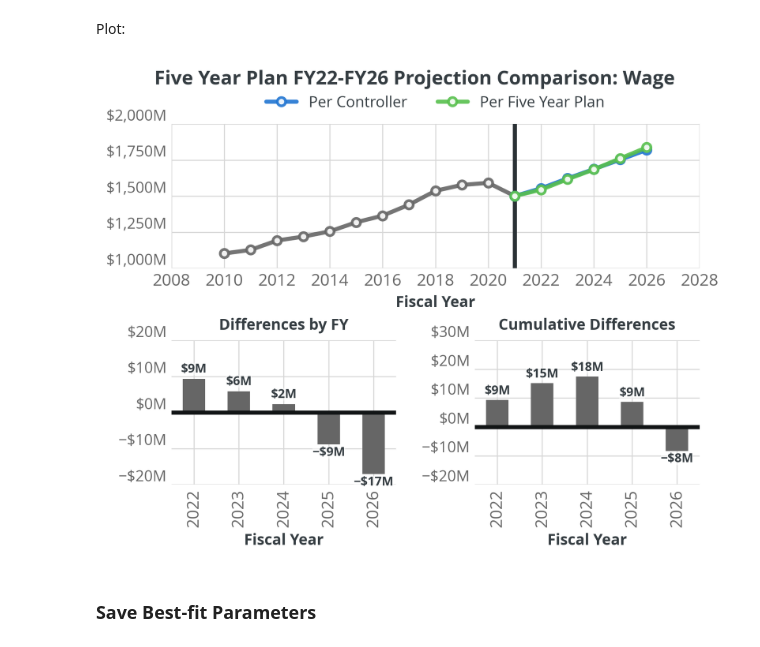
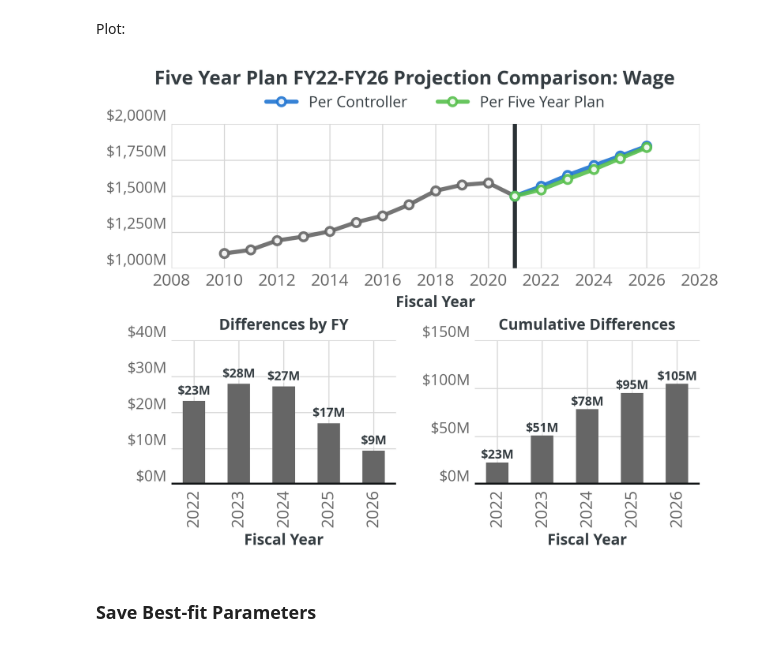
Before and after one commit to PhilaController/five-year-plan-analysis, a Jupyter notebook: notebooks/01-wage.ipynb, the cells around one changed output. Saved outputs shown, nothing was run; the diff lists cells and outputs as text; code cells hidden in the pictures.

Commit message:
add wage notebook with prelim numbers

```diff
--- a/notebooks/01-wage.ipynb
+++ b/notebooks/01-wage.ipynb
@@ -280,8 +288,9 @@ all_fits = run_possible_models(
         "UnemploymentPhillyMSA",
         "UnemploymentPhilly",
         "WagesPhillyMSA",
+        "Wage&Salaries",
     ],
-    orders=[2, 3, 4, 5, 6, 7, 8],
+    orders=[2, 3, 4, 5, 6],
     grangers=G,
     max_fit_date=["2019-12-31", "2021-06-30"],
     cbo_columns=cbo_columns,
@@ -402,0 +414,12 @@ F = aggregate_to_fiscal_year(forecast[TAX_BASE_COLUMN])
+# %%
+TOP = 5
+
+all_forecasts = get_forecasts_from_fits(
+    unscaled_features,
+    preprocess,
+    all_fits,
+    TAX_BASE_COLUMN,
+    plan_start_year,
+    cbo_data,
+    max_fits=TOP,
+)
@@ -403,9 +436,11 @@ F = aggregate_to_fiscal_year(forecast[TAX_BASE_COLUMN])
 # %% [markdown]
 Plot:
+# %%
+average_fit = all_forecasts.mean(axis=1).squeeze().rename(TAX_BASE_COLUMN)
 # %%
-plot_projection_comparison(this_tax, F.squeeze());
+plot_projection_comparison(this_tax, average_fit);
 # %% [output]
-[figure, old version]
+[figure, new version]
 # %% [markdown]
 ### Save Best-fit Parameters
 # %%
```
Also changed, not shown: parts of 25 cells of this notebook.
